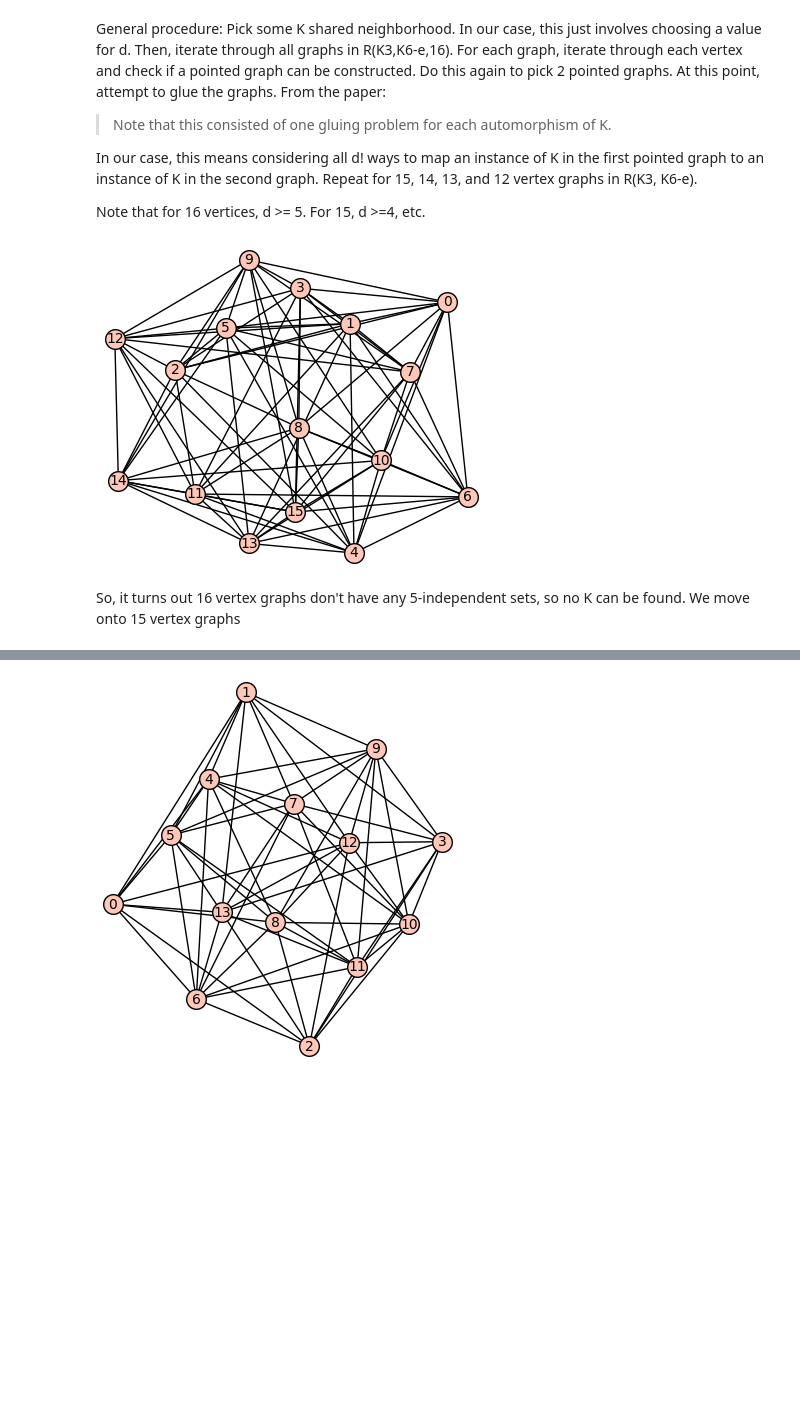
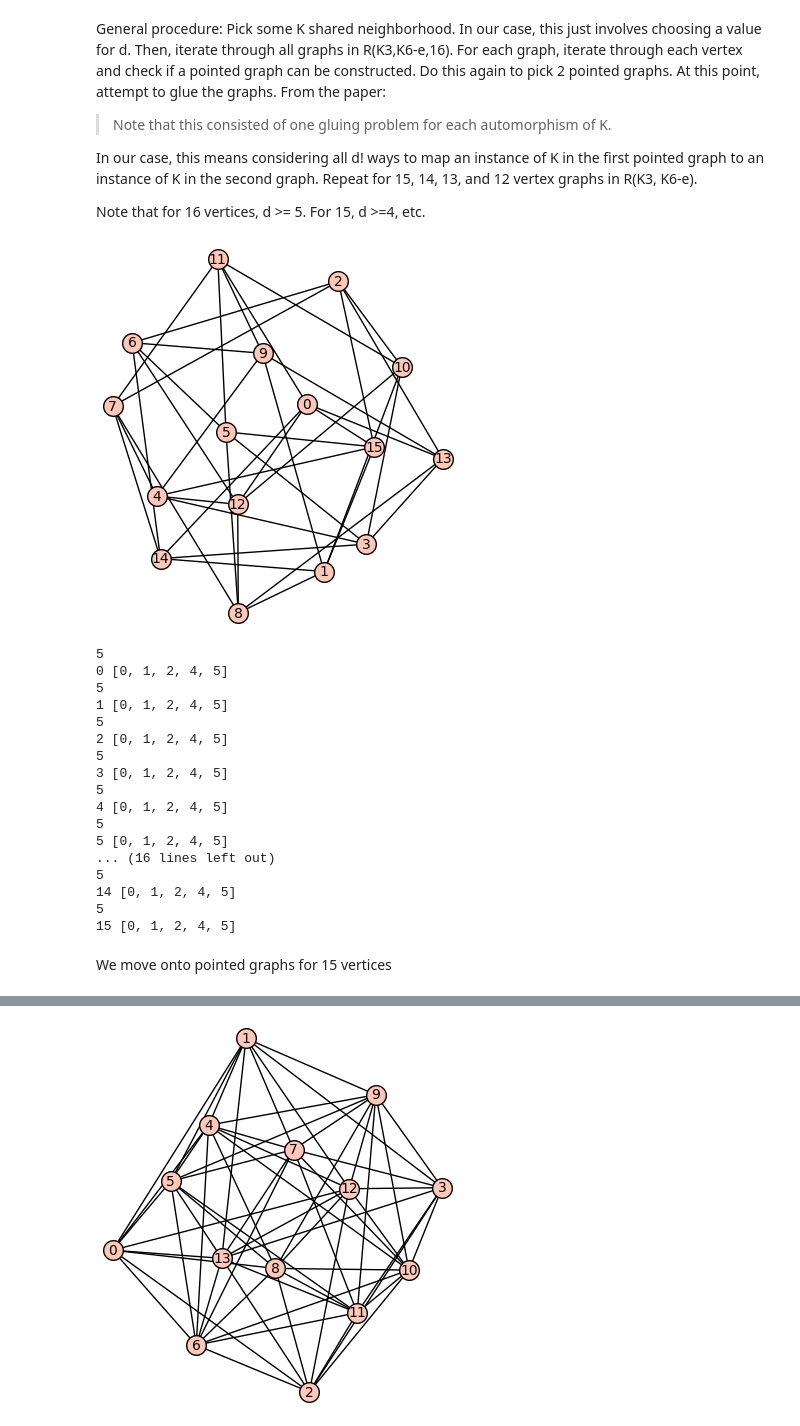
Before and after one commit to polymathjr/polymathjr-ramsey, a Jupyter notebook: r-five-five/gluing-method-2/Method2_R46e.ipynb, the cells around one changed output, grey strips where cells are left out. Cells and saved outputs as stored; diff of their text form; code cells hidden in the pictures; blank space fills up the shorter version.

Commit message:
Fixed graphs by taking complement of them first

```diff
--- a/r-five-five/gluing-method-2/Method2_R46e.ipynb
+++ b/r-five-five/gluing-method-2/Method2_R46e.ipynb
@@ -12,21 +12,39 @@ Note that for 16 vertices, d >= 5. For 15, d >=4, etc.
 # %%
 from sage.graphs.graph_input import from_graph6
 with open('dataset_k3kme/k3k6e_16.g6', 'r') as file: # Opens the file, and closes it once we exit this block.
     graphs = file.readlines()
     #lets try d = 5
     for i in graphs:
         G = Graph() # Create an empty graph
         from_graph6(G, i)
+        G = G.complement()
         G.show()
         for vertex in G.vertices():
-            possible_K = G.neighbors(vertex)
+            print(len(possible_K))
             if len(possible_K) == 5 and G.is_independent_set(possible_K):
                 print(vertex, possible_K)
     #nothing
 # %% [output]
-[figure, old version]
+[figure, new version]
+5
+0 [0, 1, 2, 4, 5]
+5
+1 [0, 1, 2, 4, 5]
+5
+2 [0, 1, 2, 4, 5]
+5
+3 [0, 1, 2, 4, 5]
+5
+4 [0, 1, 2, 4, 5]
+5
+5 [0, 1, 2, 4, 5]
+... (16 lines left out)
+5
+14 [0, 1, 2, 4, 5]
+5
+15 [0, 1, 2, 4, 5]
 # %% [markdown]
-So, it turns out 16 vertex graphs don't have any 5-independent sets, so no K can be found. We move onto 15 vertex graphs
+We move onto pointed graphs for 15 vertices
 # %%
 from sage.graphs.graph_input import from_graph6
 with open('dataset_k3kme/k3k6e_15.g6', 'r') as file: # Opens the file, and closes it once we exit this block.
```
Also changed, not shown: parts of 2 cells of this notebook.
